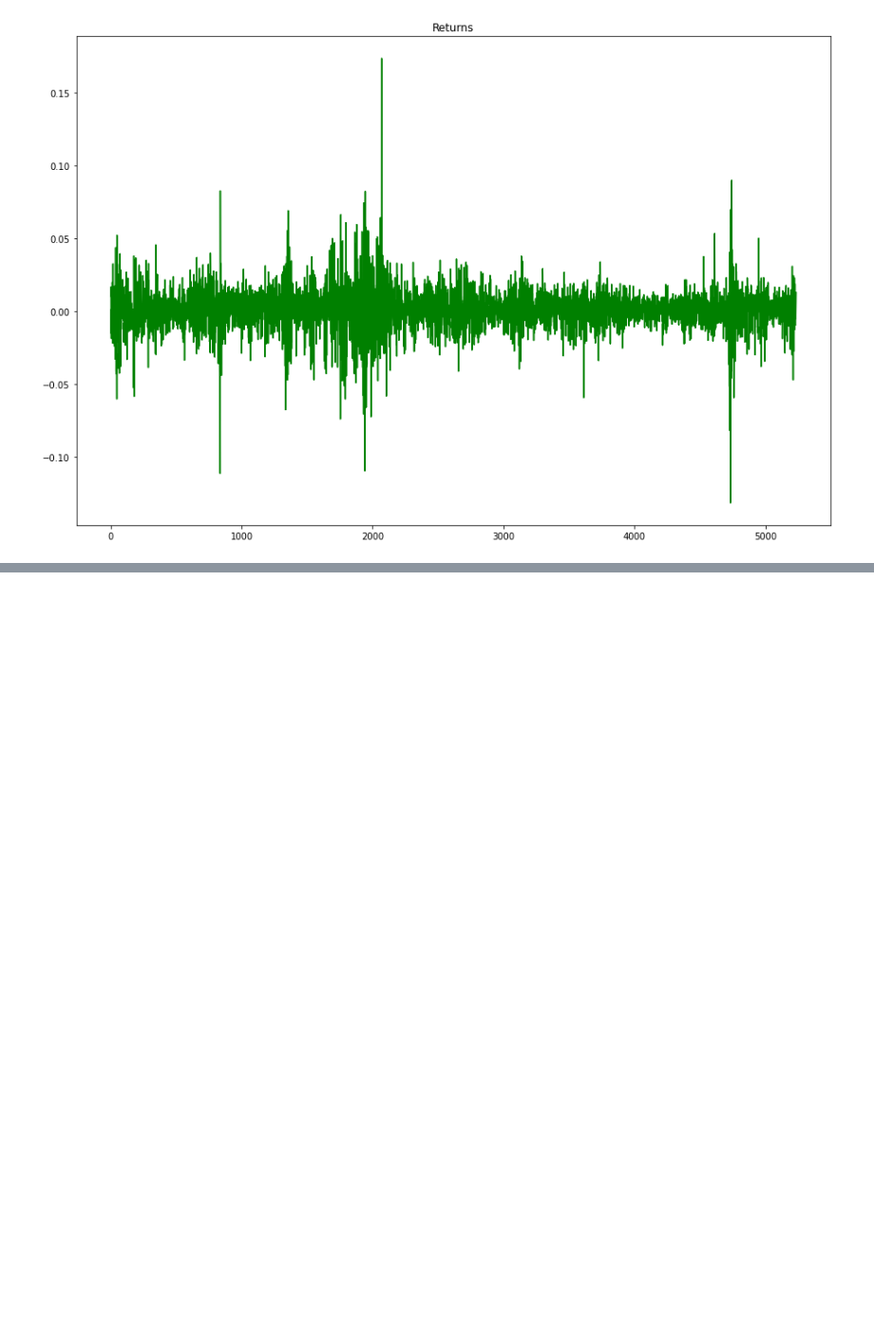
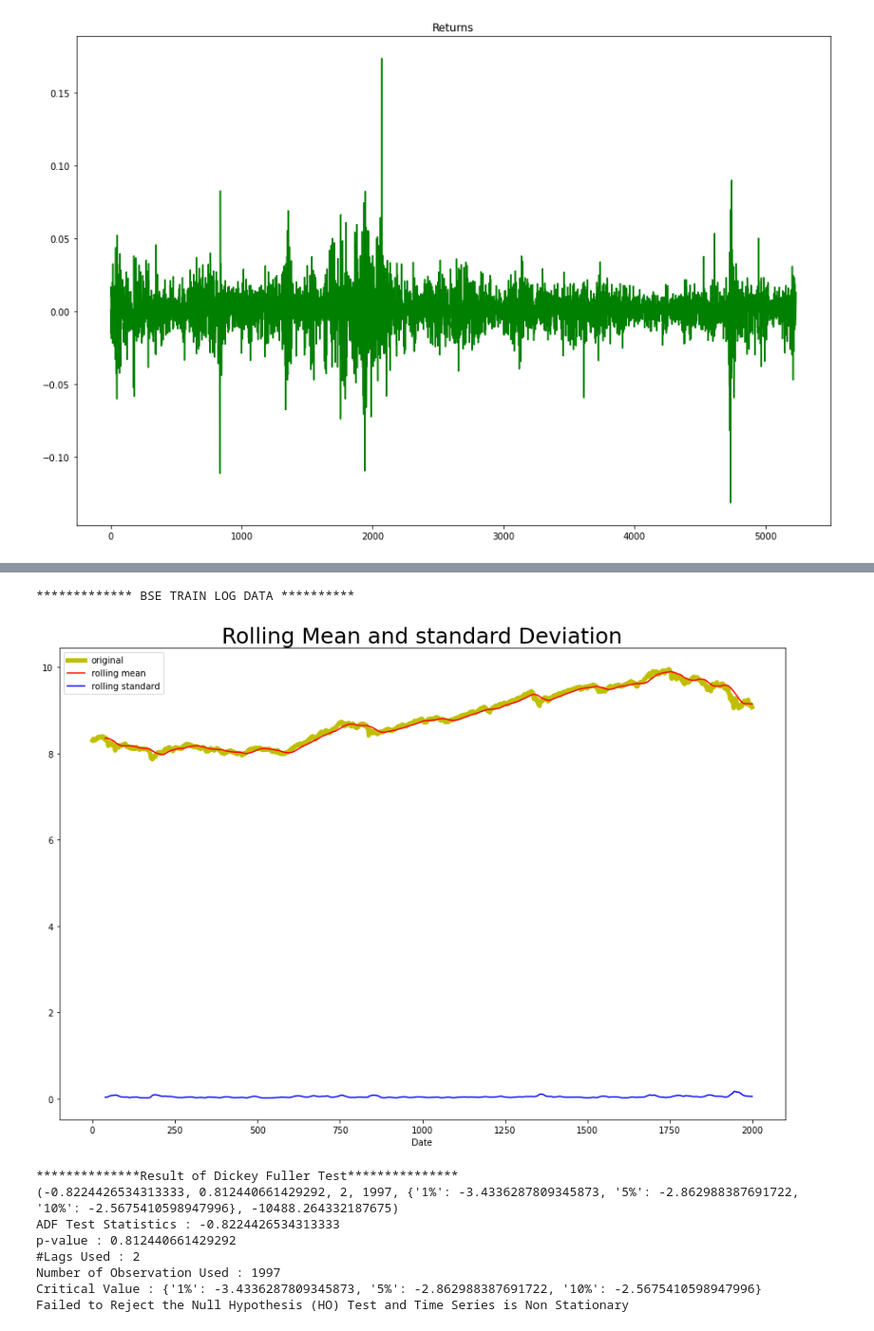
Before and after one commit to chaitsugale/Stock-Market-Prediction-The-Spark-Foundation-, a Jupyter notebook: Stock_Market_Prediction_Using_Numerical_and_Textual_Analysis(The_Spark_Foundation).ipynb, the cells around one changed output, grey strips where cells are left out. Shown: that part at 95% size. Saved outputs shown, nothing was run; the diff lists cells and outputs as text; code cells hidden in the pictures; blank space fills up the shorter version.

```diff
--- a/Stock_Market_Prediction_Using_Numerical_and_Textual_Analysis(The_Spark_Foundation).ipynb
+++ b/Stock_Market_Prediction_Using_Numerical_and_Textual_Analysis(The_Spark_Foundation).ipynb
@@ -243,12 +243,13 @@ def test_stationary(timeseries):
   rolstd = timeseries.rolling(40).std()
 
   plt.figure(figsize = (15,10))
-  plt.plot(timeseries,color = 'y',label = 'original')
+  plt.plot(timeseries,color = 'y',label = 'original',linewidth=5.0)
   plt.plot(rolmean,color='r',label = 'rolling mean')
   plt.plot(rolstd,color = 'b',label = 'rolling standard')
   plt.xlabel('Date')
   plt.legend()
   plt.title('Rolling Mean and standard Deviation',fontsize = 25)
+  #plt.title(timeseries)
   plt.show(block = False)
 
   print('**************Result of Dickey Fuller Test***************')
@@ -299,0 +311,18 @@ plt.plot(moving_avg_test,color = 'red')
+# %%
+bse_train_log.dropna(inplace=True)
+bse_test_log.dropna(inplace=True)
+
+print('************* BSE TRAIN LOG DATA **********')
+
+test_stationary(bse_train_log)
+# %% [output]
+************* BSE TRAIN LOG DATA **********
+[figure, added]
+**************Result of Dickey Fuller Test***************
+(-0.8224426534313333, 0.812440661429292, 2, 1997, {'1%': -3.4336287809345873, '5%': -2.862988387691722, '10%': -2.5675410598947996}, -10488.264332187675)
+ADF Test Statistics : -0.8224426534313333
+p-value : 0.812440661429292
+#Lags Used : 2
+Number of Observation Used : 1997
+Critical Value : {'1%': -3.4336287809345873, '5%': -2.862988387691722, '10%': -2.5675410598947996}
+Failed to Reject the Null Hypothesis (HO) Test and Time Series is Non Stationary
```
Also changed, not shown: parts of 13 cells of this notebook.
